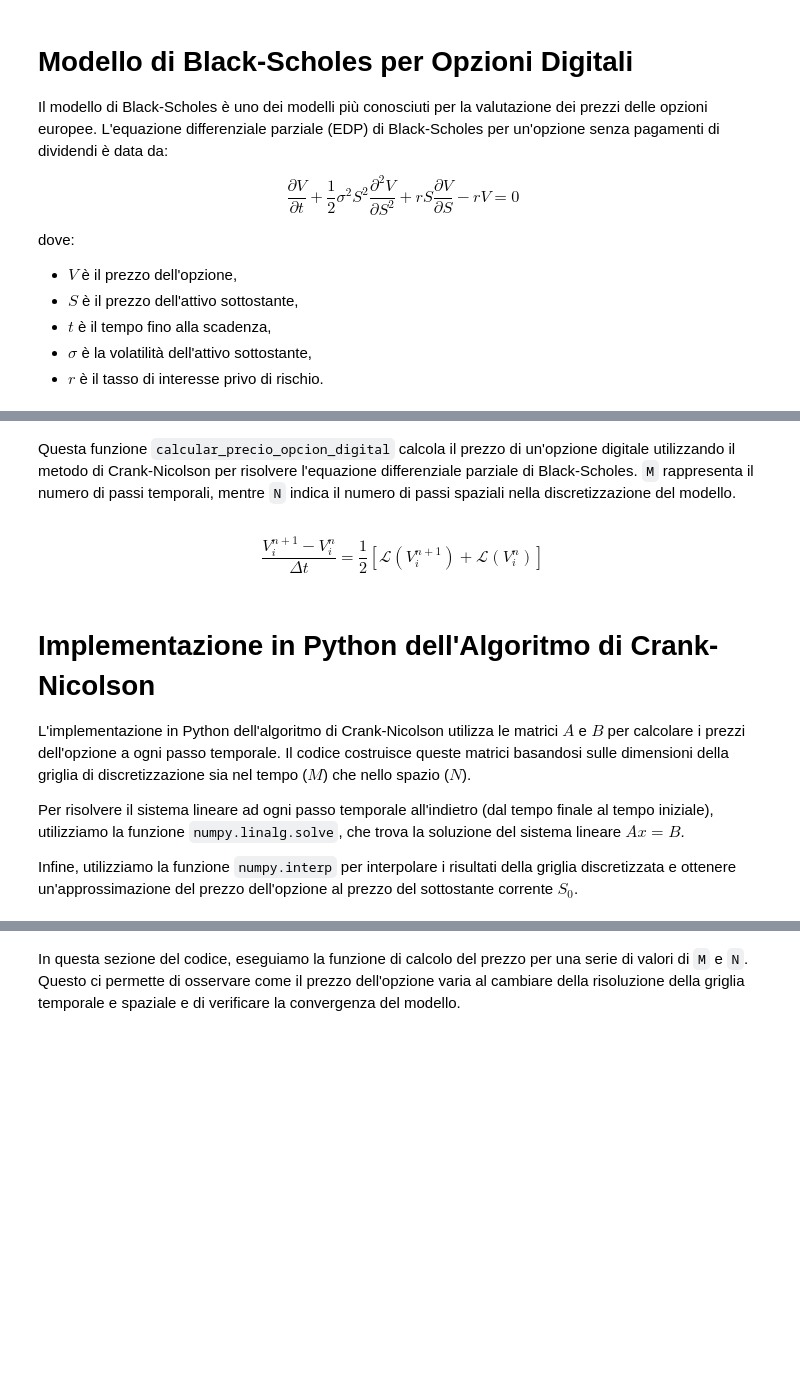
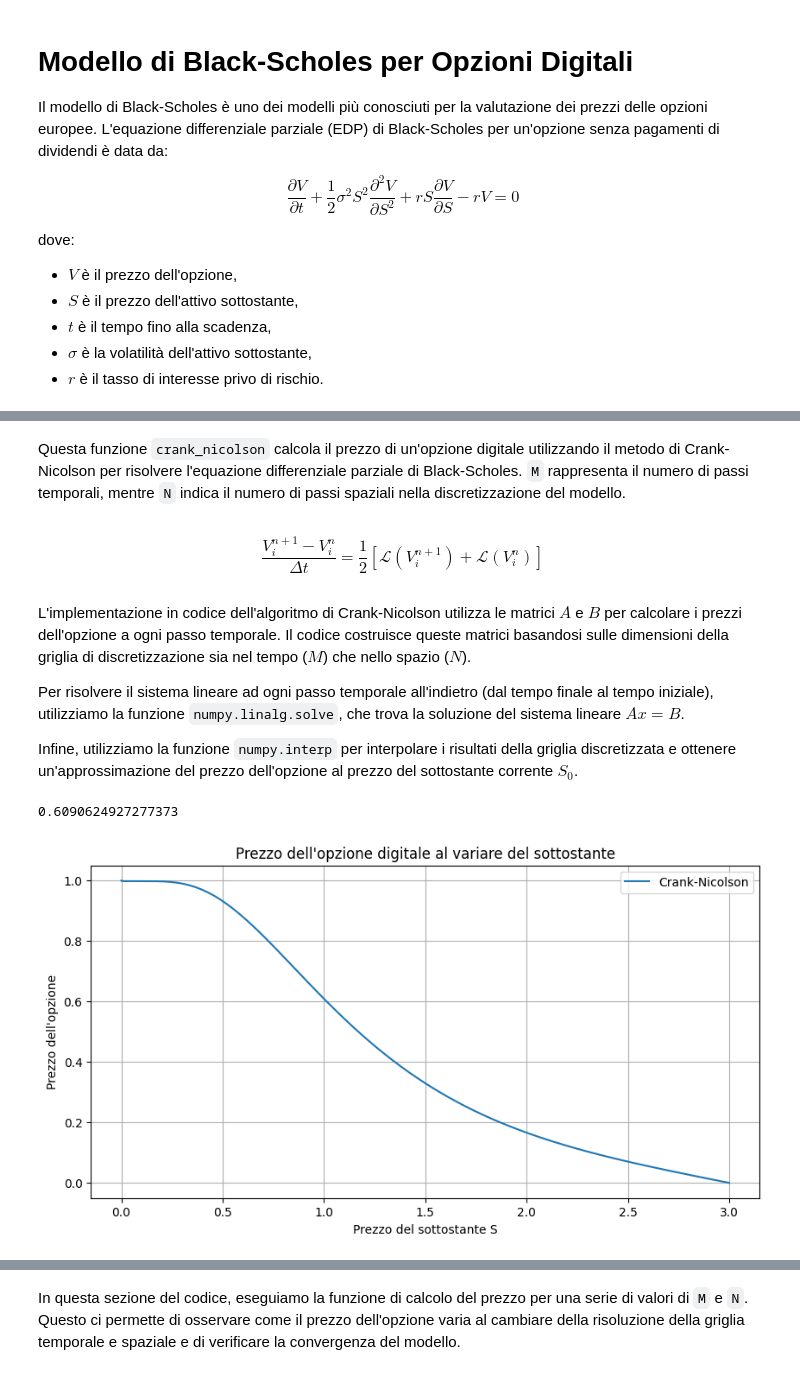
Before and after one commit to LucaBia/prodotti_derivati, a Jupyter notebook: Marazzina.ipynb, the cells around one changed output, grey strips where cells are left out. Drawn from its saved outputs; the diff is of its cells as text; code cells hidden in the pictures; blank space fills up the shorter version.

```diff
--- a/Marazzina.ipynb
+++ b/Marazzina.ipynb
@@ -67,20 +69,16 @@ Queste condizioni sono implementate nel codice Python attraverso l'aggiornamento
 # %% [markdown]
-Questa funzione `calcular_precio_opcion_digital` calcola il prezzo di un'opzione digitale utilizzando il metodo di Crank-Nicolson per risolvere l'equazione differenziale parziale di Black-Scholes. `M` rappresenta il numero di passi temporali, mentre `N` indica il numero di passi spaziali nella discretizzazione del modello.
+Questa funzione `crank_nicolson` calcola il prezzo di un'opzione digitale utilizzando il metodo di Crank-Nicolson per risolvere l'equazione differenziale parziale di Black-Scholes. `M` rappresenta il numero di passi temporali, mentre `N` indica il numero di passi spaziali nella discretizzazione del modello.
 # %% [markdown]
 $$ \frac{V_i^{n+1} - V_i^n}{\Delta t} = \frac{1}{2} \left[ \mathcal{L}(V_i^{n+1}) + \mathcal{L}(V_i^n) \right] $$
 # %% [markdown]
-# Implementazione in Python dell'Algoritmo di Crank-Nicolson
-
-L'implementazione in Python dell'algoritmo di Crank-Nicolson utilizza le matrici $A$ e $B$ per calcolare i prezzi dell'opzione a ogni passo temporale. Il codice costruisce queste matrici basandosi sulle dimensioni della griglia di discretizzazione sia nel tempo ($M$) che nello spazio ($N$).
+L'implementazione in codice dell'algoritmo di Crank-Nicolson utilizza le matrici $A$ e $B$ per calcolare i prezzi dell'opzione a ogni passo temporale. Il codice costruisce queste matrici basandosi sulle dimensioni della griglia di discretizzazione sia nel tempo ($M$) che nello spazio ($N$).
 
 Per risolvere il sistema lineare ad ogni passo temporale all'indietro (dal tempo finale al tempo iniziale), utilizziamo la funzione `numpy.linalg.solve`, che trova la soluzione del sistema lineare $Ax = B$.
 
 Infine, utilizziamo la funzione `numpy.interp` per interpolare i risultati della griglia discretizzata e ottenere un'approssimazione del prezzo dell'opzione al prezzo del sottostante corrente $S_0$.
 # %%
-# Función para calcular el precio de la opción digital
-def calcular_precio_opcion_digital(M, N):
+def crank_nicolson(M, N):
     dt = T / M
-    dS = S_max / N
     S = np.linspace(0, S_max, N+1)
 
     A = np.zeros((N+1, N+1))
@@ -108,5 +106,22 @@ def calcular_precio_opcion_digital(M, N):
         V[0] = 1
         V[N] = 0
 
-    # usiamo la funzione np.interp per interpolare il prezzo dell'opzione al prezzo iniziale del sottostante S0.
-    return np.interp(S0, S, V)
+    # la funzione np.interp ci serve per interpolare il prezzo dell'opzione al prezzo iniziale del sottostante S0.
+    return np.interp(S0, S, V), S, V
+# %%
+crank_nicolson(M, N)[0]
+# %% [output]
+0.6090624927277373
+# %%
+V_interpol, S, V = crank_nicolson(M, N)
+
+plt.figure(figsize=(10, 5))
+plt.plot(S, V, label='Crank-Nicolson')
+plt.title("Prezzo dell'opzione digitale al variare del sottostante")
+plt.xlabel('Prezzo del sottostante S')
+plt.ylabel('Prezzo dell\'opzione')
+plt.legend()
+plt.grid(True)
+plt.show()
+# %% [output]
+[figure, added]
```
Also changed, not shown: parts of 34 cells of this notebook.
